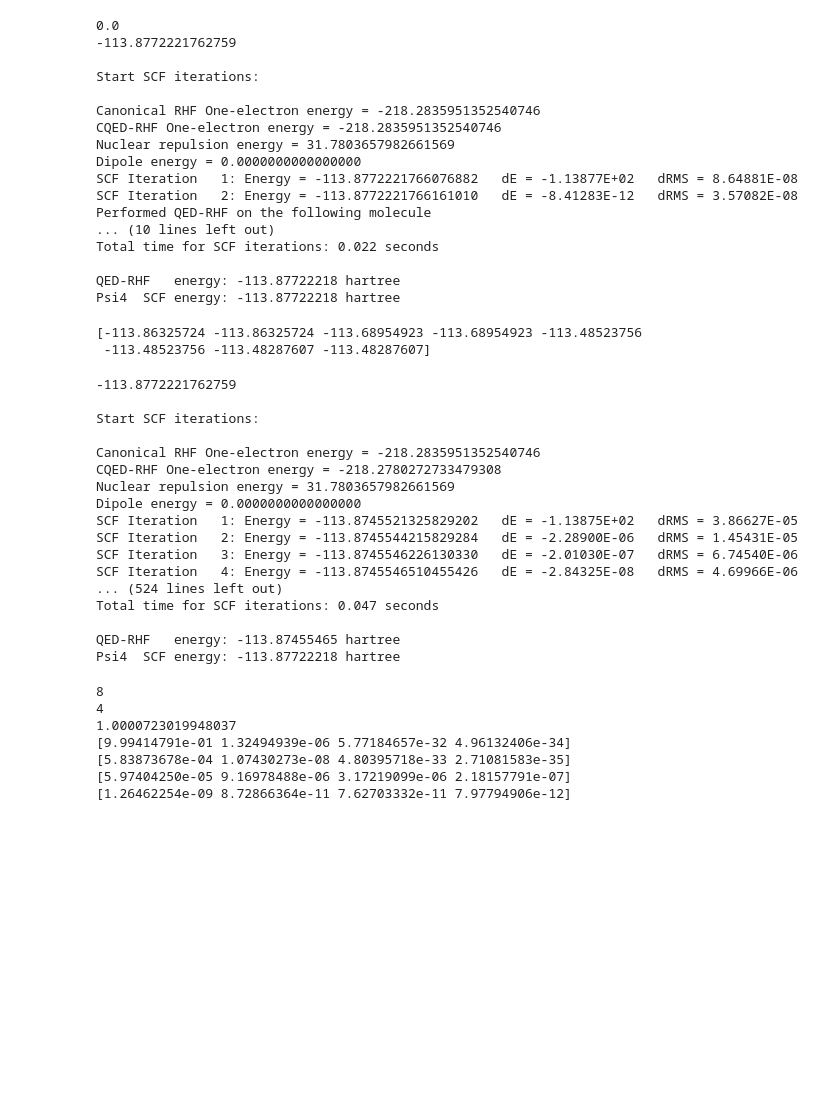
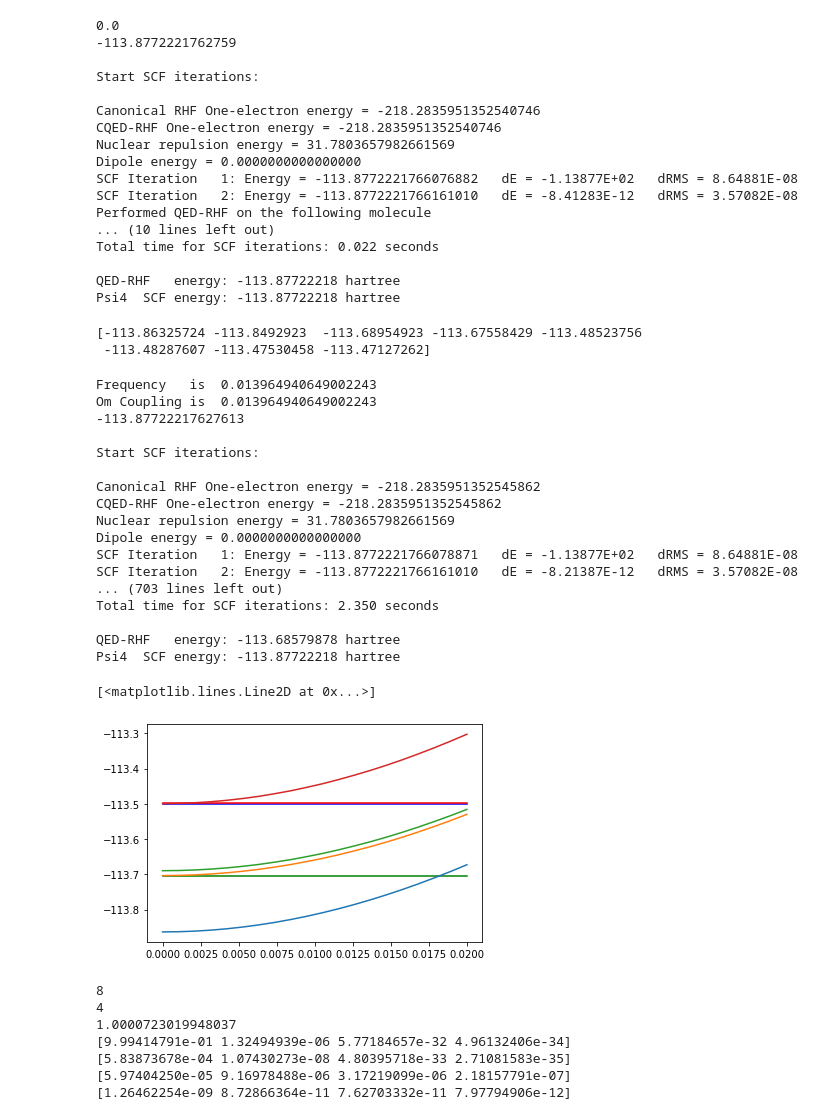
Before and after one commit to FoleyLab/SCF, a Jupyter notebook: polaritonic_and_more/Formaldehyde.ipynb, the cells around one changed output. Saved outputs shown, nothing was run; the diff lists cells and outputs as text; code cells hidden in the pictures; blank space fills up the shorter version.

Commit message:
Formaldehyde notebook and more

```diff
--- a/polaritonic_and_more/Formaldehyde.ipynb
+++ b/polaritonic_and_more/Formaldehyde.ipynb
@@ -171,25 +191,42 @@ QED-RHF   energy: -113.87722218 hartree
 Psi4  SCF energy: -113.87722218 hartree
 # %%
 print(cqed_cis_e[0:8]+0.38/27.211+-113.87722218)
+cqed_cis_array = np.zeros((8,20), dtype=complex)
+cis_array = np.zeros((6,20))
 # %% [output]
-[-113.86325724 -113.86325724 -113.68954923 -113.68954923 -113.48523756
- -113.48523756 -113.48287607 -113.48287607]
+[-113.86325724 -113.8492923  -113.68954923 -113.67558429 -113.48523756
+ -113.48287607 -113.47530458 -113.47127262]
 # %%
 Ex = np.linspace(0, 0.02, 20) #np.array([0, 0.002, 0.004, 0.008, 0.012])
-f = open('formaldehyde_ccpVDZ_Ey.txt', 'w')
+#f = open('formaldehyde_ccpVDZ_Ey.txt', 'w')
 om = 0.38/27.211
+ctr = 0
 for vx in Ex:
     lx = vx / np.sqrt(om/2)
     #ly = vy / np.sqrt(om/2)
-    lam = np.array([0,ly,0])
+    lam = np.array([0,lx,0])
     cqed_dict = cs_cqed_cis(lam, mol_str, options_dict, 0.38/27.211)
     cqed_cis_e = cqed_dict['cqed_cis excitation energies']
     cqed_scf_e = cqed_dict['cqed_rhf_energy']
-    f.write("%6.3f %6.3f %12.6f %12.6f %12.6f %12.6f %12.6f %12.6f %12.6f %12.6f\n" % (vx,lx,cqed_cis_e[0]+cqed_scf_e,cqed_cis_e[1]+cqed_scf_e,
-            cqed_cis_e[2]+cqed_scf_e,cqed_cis_e[3]+cqed_scf_e,
-            cqed_cis_e[4]+cqed_scf_e,cqed_cis_e[5]+cqed_scf_e,
-            cqed_cis_e[6]+cqed_scf_e,cqed_cis_e[7]+cqed_scf_e))
-f.close()
+    cis_array[0,ctr] = psi4_excitation_e[0]+scf_e
+    cis_array[1,ctr] = psi4_excitation_e[1]+scf_e
+    cis_array[2,ctr] = psi4_excitation_e[2]+scf_e
+    cis_array[3,ctr] = psi4_excitation_e[3]+scf_e
+    cqed_cis_array[0,ctr] = cqed_cis_e[0] + cqed_scf_e
+    cqed_cis_array[1,ctr] = cqed_cis_e[1] + cqed_scf_e
+    cqed_cis_array[2,ctr] = cqed_cis_e[2] + cqed_scf_e
+    cqed_cis_array[3,ctr] = cqed_cis_e[3] + cqed_scf_e
+    cqed_cis_array[4,ctr] = cqed_cis_e[4] + cqed_scf_e
+    cqed_cis_array[5,ctr] = cqed_cis_e[5] + cqed_scf_e
+    cqed_cis_array[6,ctr] = cqed_cis_e[6] + cqed_scf_e
+    cqed_cis_array[7,ctr] = cqed_cis_e[7] + cqed_scf_e
+    ctr += 1
+
+    #f.write("%6.3f %6.3f %12.6f %12.6f %12.6f %12.6f %12.6f %12.6f %12.6f %12.6f\n" % (vx,lx,cqed_cis_e[0]+cqed_scf_e,cqed_cis_e[1]+cqed_scf_e,
+    #        cqed_cis_e[2]+cqed_scf_e,cqed_cis_e[3]+cqed_scf_e,
+    #        cqed_cis_e[4]+cqed_scf_e,cqed_cis_e[5]+cqed_scf_e,
+    #        cqed_cis_e[6]+cqed_scf_e,cqed_cis_e[7]+cqed_scf_e))
+#f.close()
 
 
 # run helper_cs_cqed_cis()
@@ -198,20 +235,20 @@ f.close()
 #cqed_cis_e = cqed_dict['cqed_cis excitation energies']
 #scf_e = cqed_dict['rhf_energy']
 # %% [output]
--113.8772221762759
+Frequency   is  0.013964940649002243
+Om Coupling is  0.013964940649002243
+-113.87722217627613
 
 Start SCF iterations:
 
-Canonical RHF One-electron energy = -218.2835951352540746
-CQED-RHF One-electron energy = -218.2780272733479308
+Canonical RHF One-electron energy = -218.2835951352545862
+CQED-RHF One-electron energy = -218.2835951352545862
 Nuclear repulsion energy = 31.7803657982661569
 Dipole energy = 0.0000000000000000
-SCF Iteration   1: Energy = -113.8745521325829202   dE = -1.13875E+02   dRMS = 3.86627E-05
-SCF Iteration   2: Energy = -113.8745544215829284   dE = -2.28900E-06   dRMS = 1.45431E-05
-SCF Iteration   3: Energy = -113.8745546226130330   dE = -2.01030E-07   dRMS = 6.74540E-06
-SCF Iteration   4: Energy = -113.8745546510455426   dE = -2.84325E-08   dRMS = 4.69966E-06
-... (524 lines left out)
-Total time for SCF iterations: 0.047 seconds
+SCF Iteration   1: Energy = -113.8772221766078871   dE = -1.13877E+02   dRMS = 8.64881E-08
+SCF Iteration   2: Energy = -113.8772221766161010   dE = -8.21387E-12   dRMS = 3.57082E-08
+... (703 lines left out)
+Total time for SCF iterations: 2.350 seconds
 
-QED-RHF   energy: -113.87455465 hartree
+QED-RHF   energy: -113.68579878 hartree
 Psi4  SCF energy: -113.87722218 hartree
@@ -219,0 +255,12 @@ f.close()
+# %%
+from matplotlib import pyplot as plt
+plt.plot(Ex, cis_array[0,:], 'green' )
+plt.plot(Ex, cis_array[1,:], 'blue' )
+plt.plot(Ex, cis_array[2,:], 'red' )
+plt.plot(Ex, cqed_cis_array[1,:])
+plt.plot(Ex, cqed_cis_array[2,:])
+plt.plot(Ex, cqed_cis_array[3,:])
+plt.plot(Ex, cqed_cis_array[4,:])
+# %% [output]
+[<matplotlib.lines.Line2D at 0x...>]
+[figure, added]
```
Also changed, not shown: parts of 5 cells of this notebook, 4 other files.
